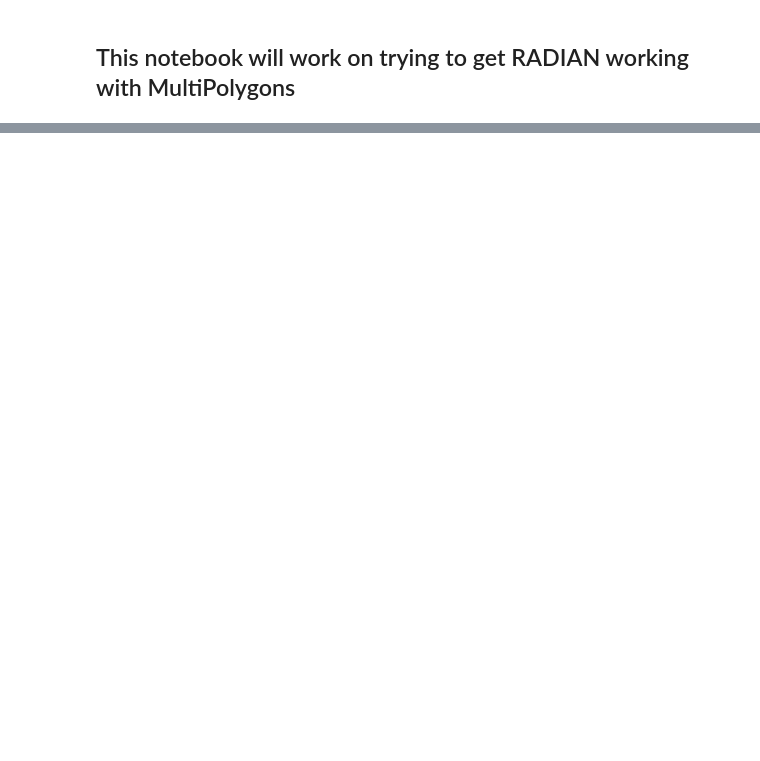
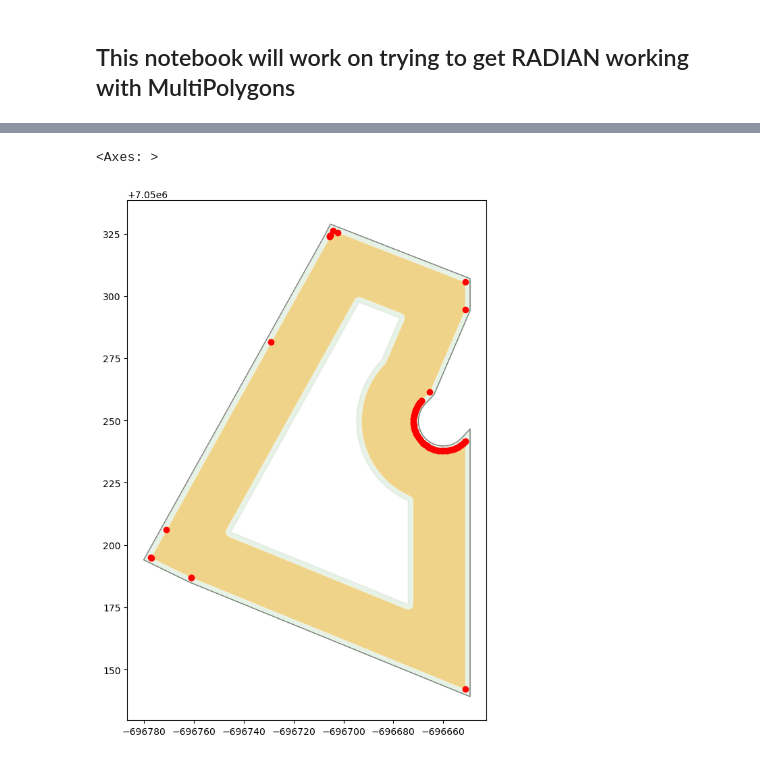
Before and after one commit to paddeaux/radian, a Jupyter notebook: radian_multi.ipynb, the cells around one changed output, grey strips where cells are left out. Cells and saved outputs as stored; diff of their text form; code cells hidden in the pictures; blank space fills up the shorter version.

```diff
--- a/radian_multi.ipynb
+++ b/radian_multi.ipynb
@@ -75,0 +79,43 @@ Generated points: 10000
+# %%
+whitworth_poly = gpd.read_file("geojson_polygons/whitworth_road_buffers.geojson")
+
+def point_on_line(line):
+    p1 = line.coords[0]
+    p2 = line.coords[-1]
+    u = random.uniform(0,1)
+
+    x1 = [(1-u) * x for x in p1]
+    x2 = [u*x for x in p2]
+    return Point(np.add(x1,x2))
+
+def segments(curve):
+    return list(map(LineString, zip(curve.coords[:-1], curve.coords[1:])))
+
+def points_on_vertices(shape):
+    vertices = segments(shape.boundary)
+    return gpd.GeoDataFrame(pd.DataFrame([point_on_line(x) for x in vertices], columns=['geometry']),geometry='geometry')
+
+def get_bounds_points(shape):
+    return gpd.GeoDataFrame(pd.DataFrame([shapely.Point(x) for x in shape.boundary.coords], columns=['geometry']),geometry='geometry')
+
+def get_bounds_points_linestring(shape):
+    return gpd.GeoDataFrame(pd.DataFrame([shapely.Point(x) for x in shape.coords], columns=['geometry']),geometry='geometry')
+
+test_poly = whitworth_poly.iloc[[2]]
+test_buffer = test_poly.buffer(-25)
+test_join = test_poly.symmetric_difference(test_buffer)
+test_join_buffer = test_join.buffer(-2)
+
+test_buffer_gdf = gpd.GeoDataFrame(geometry=test_join_buffer.boundary.explode())
+
+fig, ax = plt.subplots(1,1,figsize=(15,10))
+
+test_poly.plot(ax=ax, facecolor='none', edgecolor='grey')
+#cx.add_basemap(ax, crs='EPSG:3857', attribution=False, source=cx.providers.CartoDB.Voyager)
+#test_buffer.plot(ax=ax, color='red', alpha=0.4)
+test_join.plot(ax=ax, facecolor='green', edgecolor='grey', alpha=0.1)
+test_join_buffer.plot(ax=ax, facecolor='orange', edgecolor='white', alpha=0.4)
+get_bounds_points_linestring(test_buffer_gdf.iloc[0]['geometry']).plot(ax=ax, color='red')
+# %% [output]
+<Axes: >
+[figure, added]
```
Also changed, not shown: parts of 2 cells of this notebook, 5 other files.
